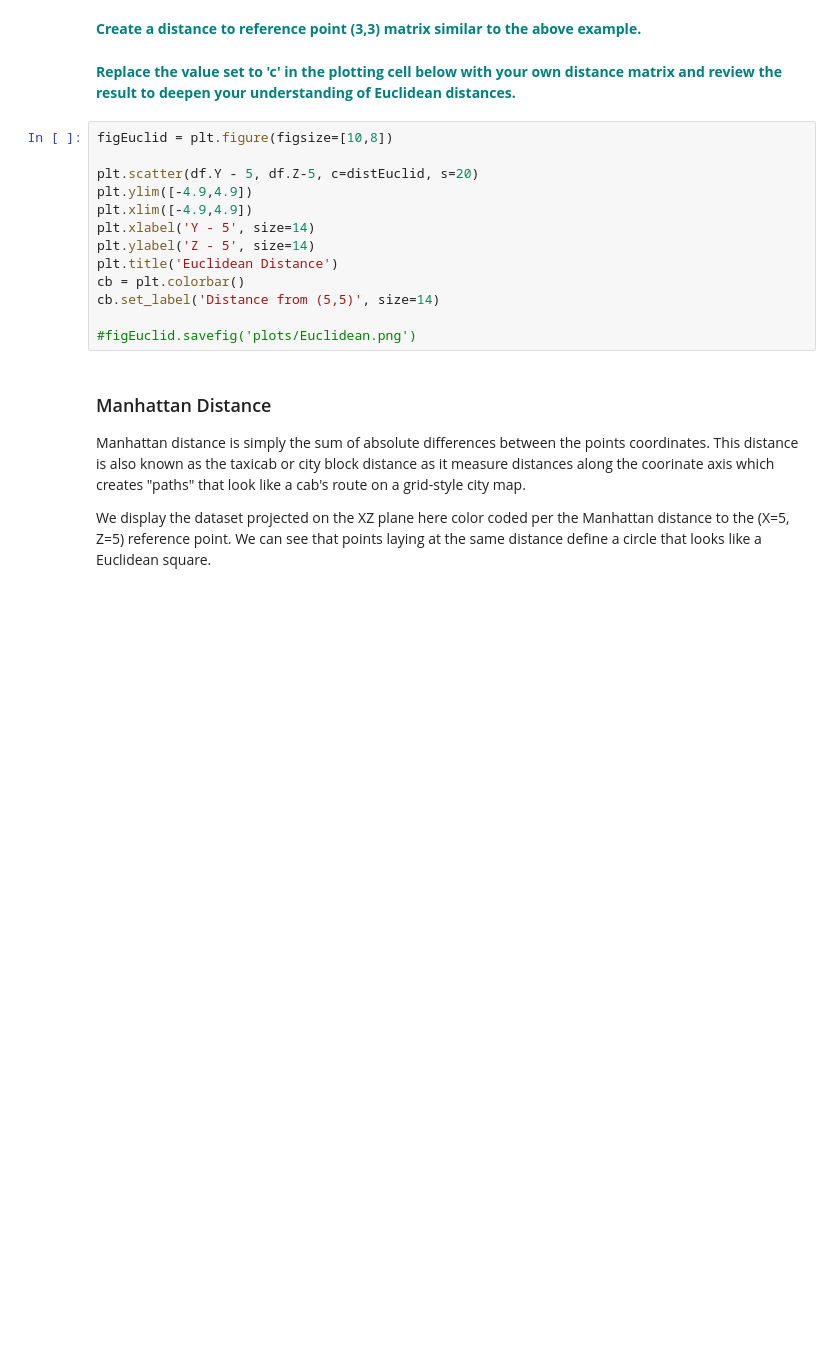
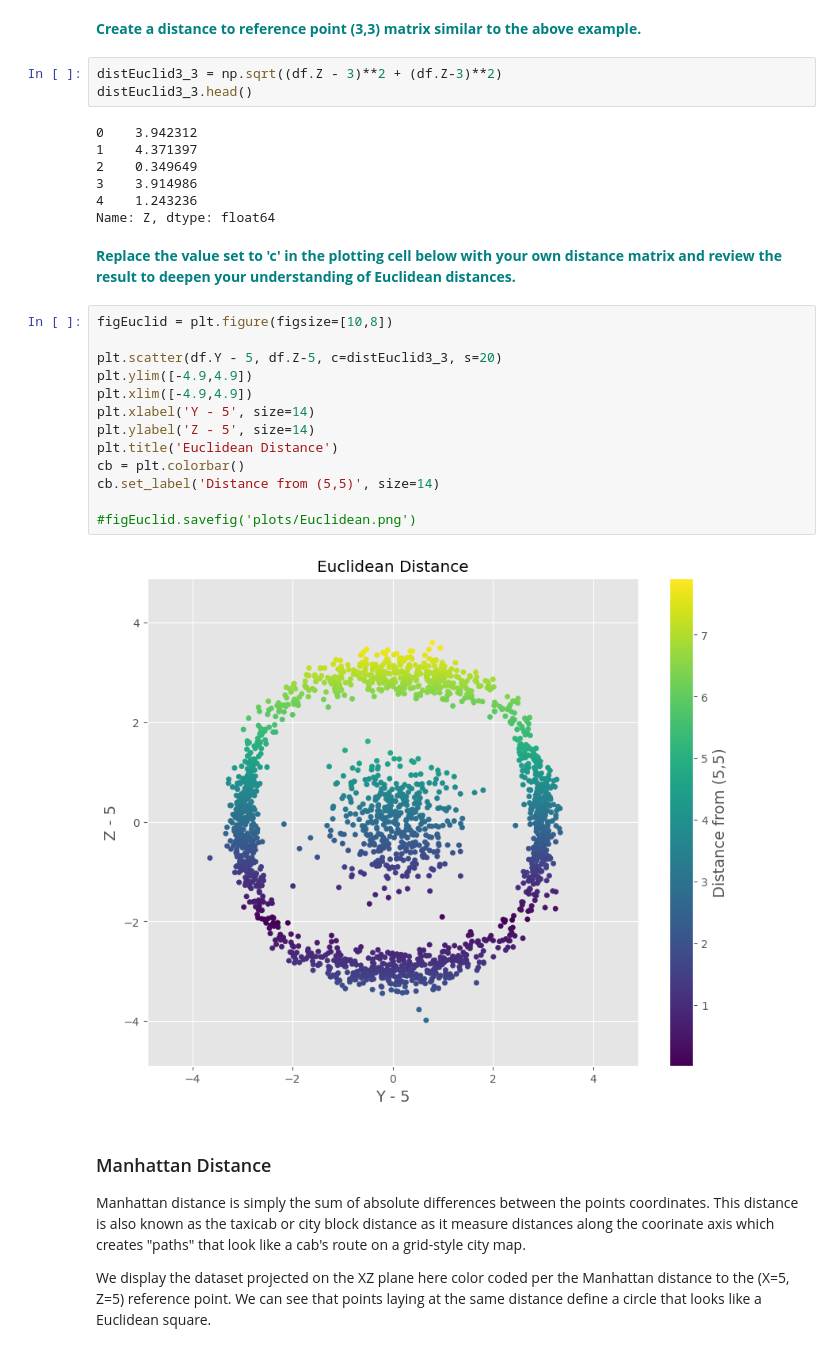
Before and after one commit to MsEM11/calculating-distances-case-study, a Jupyter notebook: Euclidean_and_Manhattan_Distances_Case_Study.ipynb, the cells around one changed output. Cells and saved outputs as stored; diff of their text form; blank space fills up the shorter version.

Commit message:
Calculated Euclidean distance

```diff
--- a/Euclidean_and_Manhattan_Distances_Case_Study.ipynb
+++ b/Euclidean_and_Manhattan_Distances_Case_Study.ipynb
@@ -26,21 +33,33 @@ Note that the __SciPy library__ comes with optimized functions written in C to c
 distEuclid = np.sqrt((df.Z - 5)**2 + (df.Y - 5)**2)
 # %% [markdown]
 **<font color='teal'>Create a distance to reference point (3,3) matrix similar to the above example.</font>**
+# %%
+distEuclid3_3 = np.sqrt((df.Z - 3)**2 + (df.Z-3)**2)
+distEuclid3_3.head()
+# %% [output]
+0    3.942312
+1    4.371397
+2    0.349649
+3    3.914986
+4    1.243236
+Name: Z, dtype: float64
 # %% [markdown]
 **<font color='teal'>Replace the value set to 'c' in the plotting cell below with your own distance matrix and review the result to deepen your understanding of Euclidean distances. </font>**
 # %%
 figEuclid = plt.figure(figsize=[10,8])
 
-plt.scatter(df.Y - 5, df.Z-5, c=distEuclid, s=20)
+plt.scatter(df.Y - 5, df.Z-5, c=distEuclid3_3, s=20)
 plt.ylim([-4.9,4.9])
 plt.xlim([-4.9,4.9])
 plt.xlabel('Y - 5', size=14)
 plt.ylabel('Z - 5', size=14)
 plt.title('Euclidean Distance')
 cb = plt.colorbar()
 cb.set_label('Distance from (5,5)', size=14)
 
 #figEuclid.savefig('plots/Euclidean.png')
+# %% [output]
+[figure, added]
 # %% [markdown]
 ### Manhattan Distance
 
```
Also changed, not shown: parts of 1 cell of this notebook.
